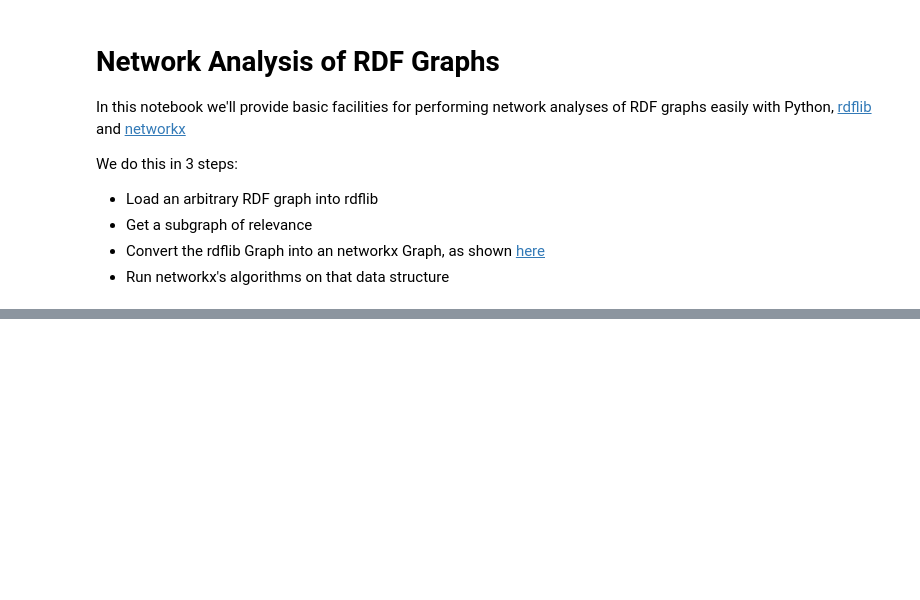
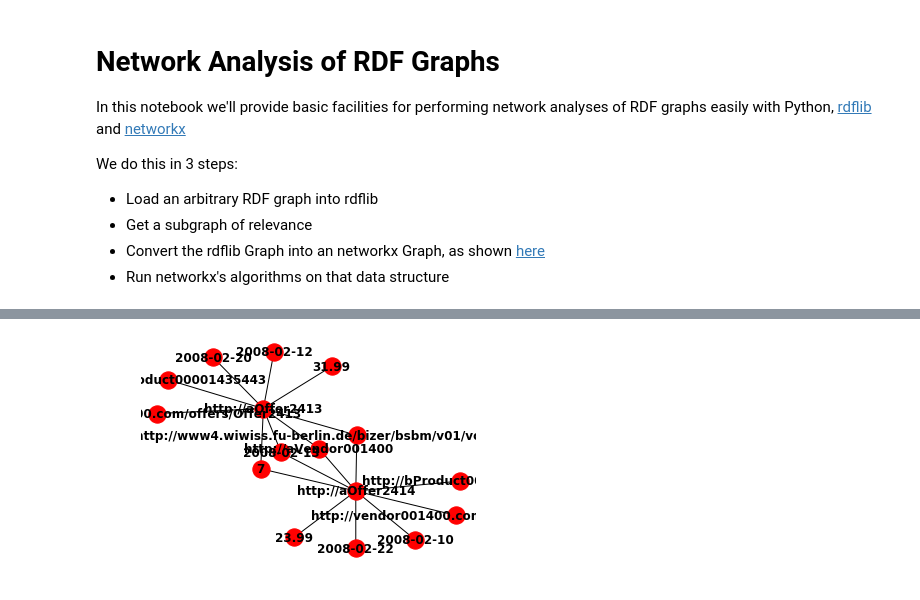
Before and after one commit to albertmeronyo/rdf-network-analysis, a Jupyter notebook: rdf-network-analysis.ipynb, the cells around one changed output, grey strips where cells are left out. Drawn from its saved outputs; the diff is of its cells as text; code cells hidden in the pictures; blank space fills up the shorter version.

```diff
--- a/rdf-network-analysis.ipynb
+++ b/rdf-network-analysis.ipynb
@@ -89,8 +87,11 @@ nx.clustering(G)
 # %%
-# plt.subplot(121)
-# nx.draw(G, with_labels=True, font_weight='bold')
-# plt.subplot(122)
+plt.plot()
+nx.draw(G, with_labels=True, font_weight='bold')
+
+# plt.plot()
 # nx.draw_shell(G, nlist=[range(5, 10), range(5)], with_labels=True, font_weight='bold')
 
-plt.plot()
-nx.draw(G)
+# plt.plot()
+# nx.draw(G)
+# %% [output]
+[figure, added]
```
Also changed, not shown: parts of 3 cells of this notebook, 1 other file.
